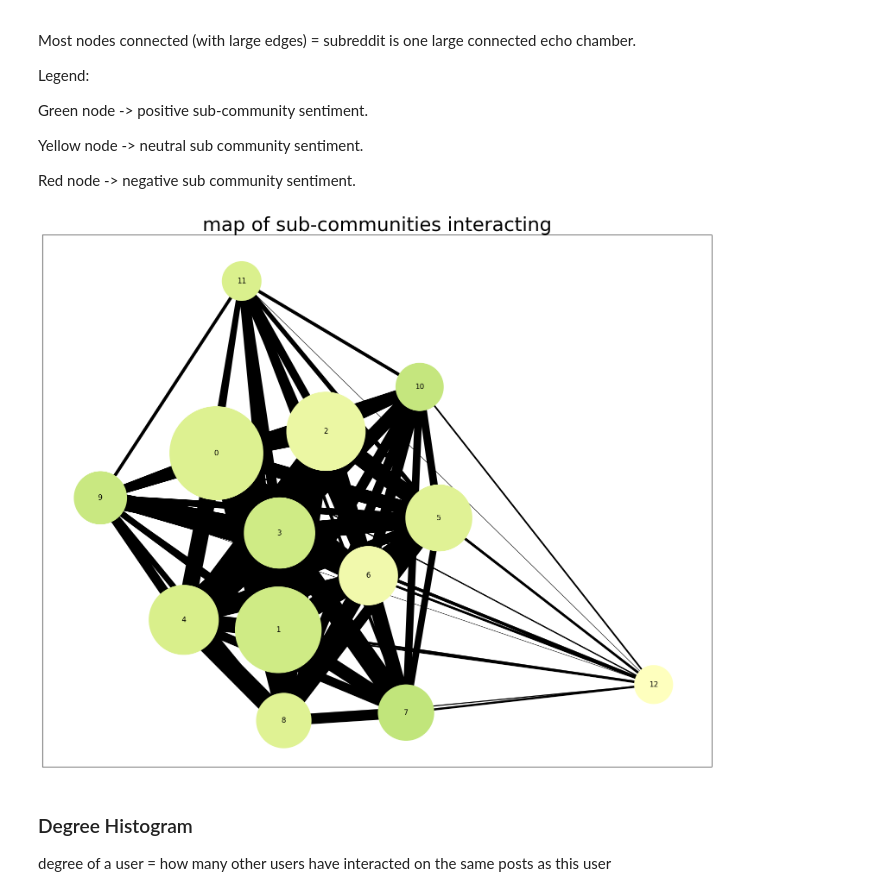
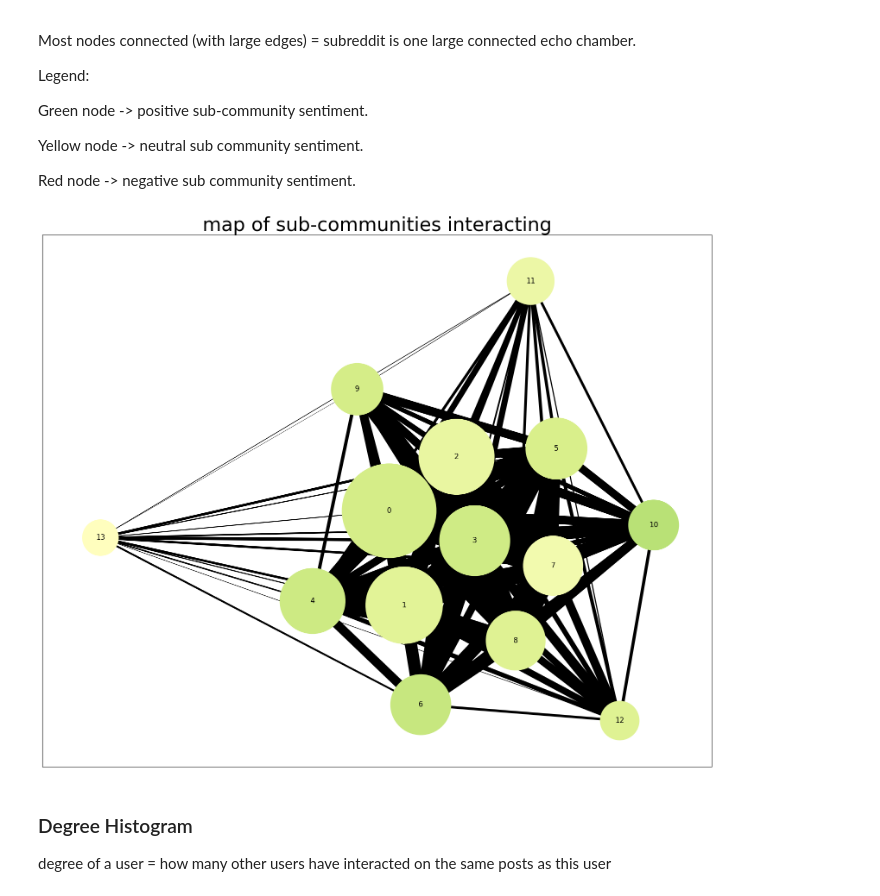
Before and after one commit to T-Coding-Byte/EchoDetection, a Jupyter notebook: 03_visualisations.ipynb, the cells around one changed output. Saved outputs shown, nothing was run; the diff lists cells and outputs as text; code cells hidden in the pictures.

```diff
--- a/03_visualisations.ipynb
+++ b/03_visualisations.ipynb
@@ -26,6 +26,15 @@ assort = nx.attribute_assortativity_coefficient(graph, "sentiment")
 assort = (assort+1)/2
 print(f"sentiment assortivity: {assort}")
 
+nodeList = list(graph.nodes())
+edges = [(nodeList.index(u), nodeList.index(v)) for u, v in graph.edges()]
+g = ig.Graph(n = len(nodeList), edges = edges, directed = False)
+
+if nx.get_edge_attributes(graph, "weight"):
+    g.es["weight"] = [graph[u][v].get("weight", 1.0) for u, v in graph.edges()]
+if nx.get_node_attributes(graph, "sentiment"):
+    g.vs["sentiment"] = [graph.nodes[n].get("sentiment", 0) for n in graph.nodes()]
+
 partition = leidenalg.find_partition(g, leidenalg.ModularityVertexPartition, seed = 7)
 print("Modularity:", partition.quality())
 # %% [output]
@@ -35,15 +44,8 @@ Modularity: 0.39526338007774336
 # %% [markdown]
 ### Calculating Sentiment Skew and Transitivity
 # %%
-nodeList = list(graph.nodes())
-edges = [(nodeList.index(u), nodeList.index(v)) for u, v in graph.edges()]
 
-g = ig.Graph(edges = edges, directed = False)
 
-if nx.get_edge_attributes(graph, "weight"):
-    g.es["weight"] = [graph[u][v].get("weight", 1.0) for u, v in graph.edges()]
-if nx.get_node_attributes(graph, "sentiment"):
-    g.vs["sentiment"] = [graph.nodes[n].get("sentiment", 0) for n in graph.nodes()]
 
 
 weights = commentFrame['upvotes'].clip(lower=0).fillna(0)
@@ -137,7 +139,8 @@ node_to_comm = {}
 for index, nodes in enumerate(partition):
     for node in nodes:
         node_to_comm[node] = index
-    sentiment = np.mean([g.vs[v]['sentiment'] for v in partition[index]])
+
+    sentiment = np.mean([g.vs[v]['sentiment'] for v in nodes])
     community_graph.add_node(index, size = len(nodes) * 50, sentiment = sentiment)
 
 for e in g.es:
@@ -146,34 +149,34 @@ for e in g.es:
     v_community = node_to_comm[v]
 
     if u_community != v_community:
         edge = tuple(sorted((u_community, v_community)))
 
 
         if community_graph.has_edge(*edge):
             community_graph[edge[0]][edge[1]]['weight'] += 1
         else:
             community_graph.add_edge(edge[0], edge[1], weight=1)
 
 
 node_sizes = [community_graph.nodes[n]['size'] + 50 for n in community_graph.nodes]
 width = [data['weight'] * 0.01 for u,v,data in community_graph.edges(data = True)]
 norm = plt.Normalize(vmin= -1, vmax = 1)
 color_map = plt.cm.RdYlGn
 node_colors = [color_map(norm(community_graph.nodes[v]['sentiment'])) for v in community_graph.nodes()]
 
 
 pos = nx.spring_layout(community_graph, seed = 43, k=5)
 
 plt.figure(figsize=(20,16))
 plt.title('map of sub-communities interacting', fontsize = 32)
 nx.draw_networkx(community_graph,
                   pos=pos,
                   node_size = node_sizes,
                   width = width,
                   node_color = node_colors
                   )
 # %% [output]
-[figure, old version]
+[figure, new version]
 # %% [markdown]
 ### Degree Histogram
 degree of a user = how many other users have interacted on the same posts as this user
```
Also changed, not shown: parts of 5 cells of this notebook, 4 other files.
